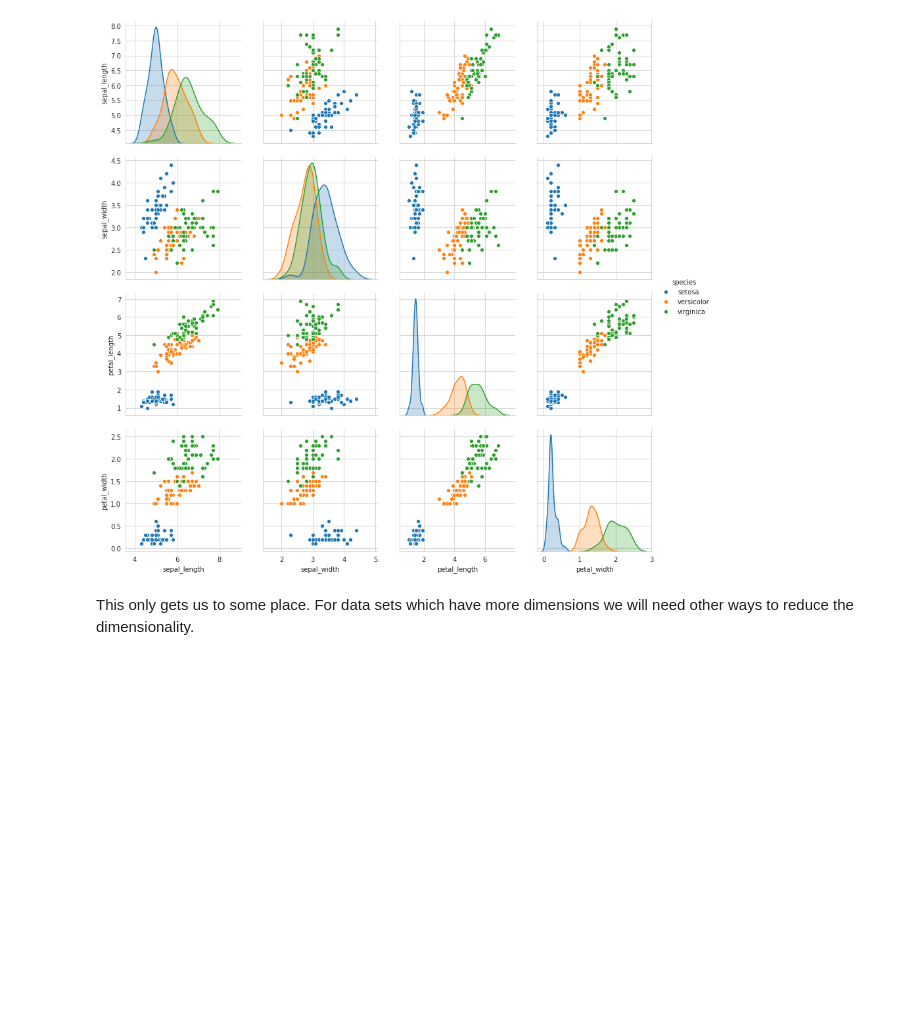
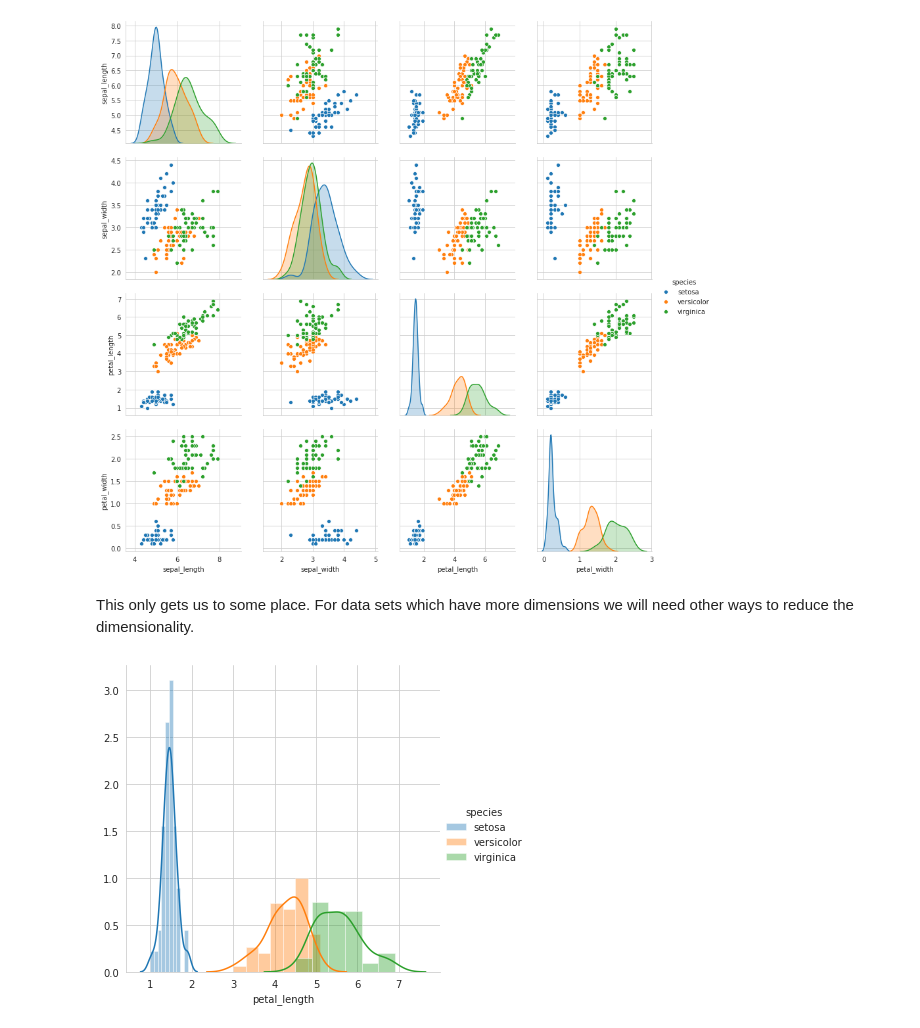
Before and after one commit to johnjacobkenny/Machine-Learning-Journey, a Jupyter notebook: 05 - Exploratory Data Analysis.ipynb, the cells around one changed output. Drawn from its saved outputs; the diff is of its cells as text; code cells hidden in the pictures; blank space fills up the shorter version.

Commit message:
docs(EDA): Add new plots

```diff
--- a/05 - Exploratory Data Analysis.ipynb
+++ b/05 - Exploratory Data Analysis.ipynb
@@ -78,3 +75,12 @@ plt.show()
 [figure]
 # %% [markdown]
 This only gets us to some place. For data sets which have more dimensions we will need other ways to reduce the dimensionality.
+# %%
+sns.FacetGrid(iris, hue="species", size=5)\
+ .map(sns.distplot, "petal_length")\
+ .add_legend()
+plt.show()
+
+# Probability density function (PDF) is a smoothed histogram using KDE (kernel density estimation)
+# %% [output]
+[figure, added]
```
Also changed, not shown: parts of 4 cells of this notebook.
